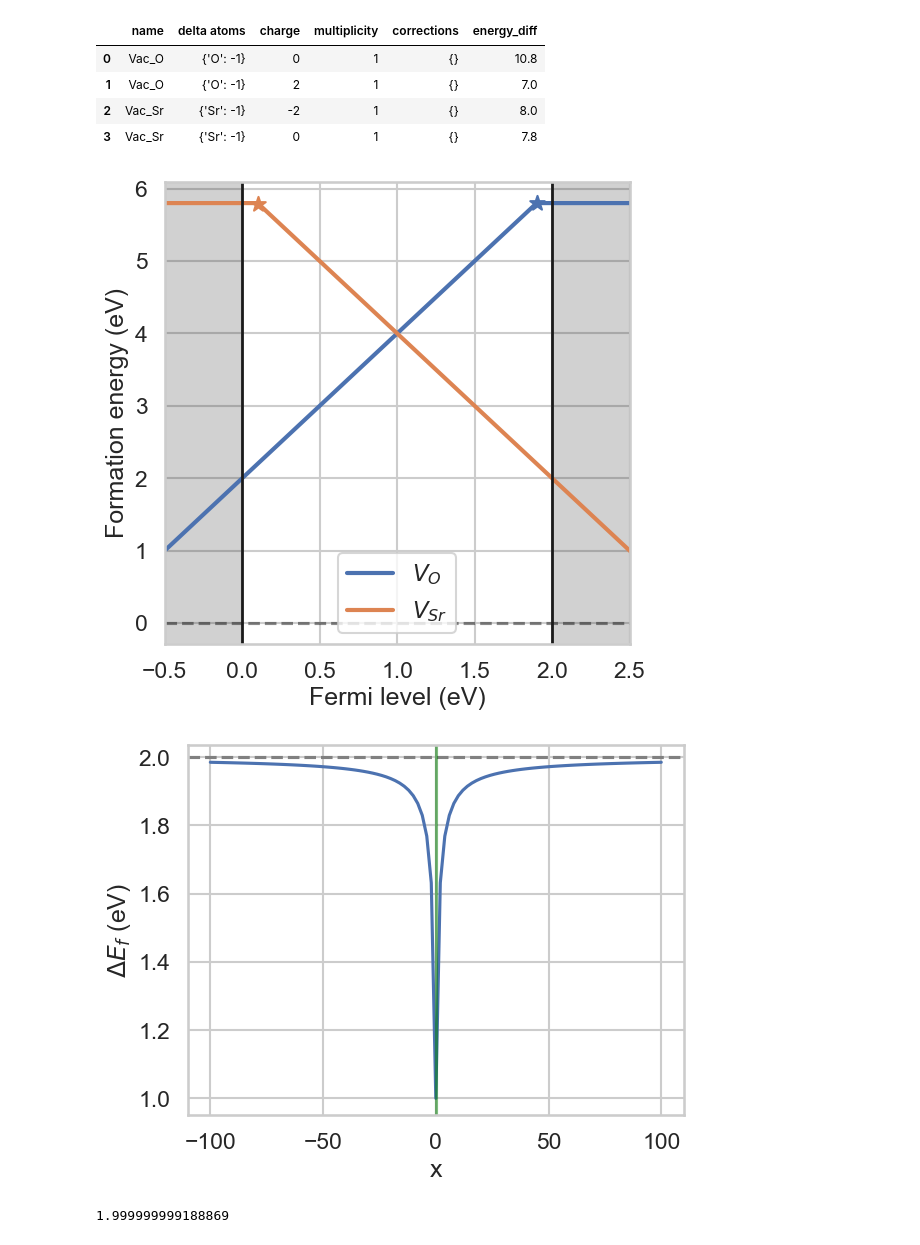
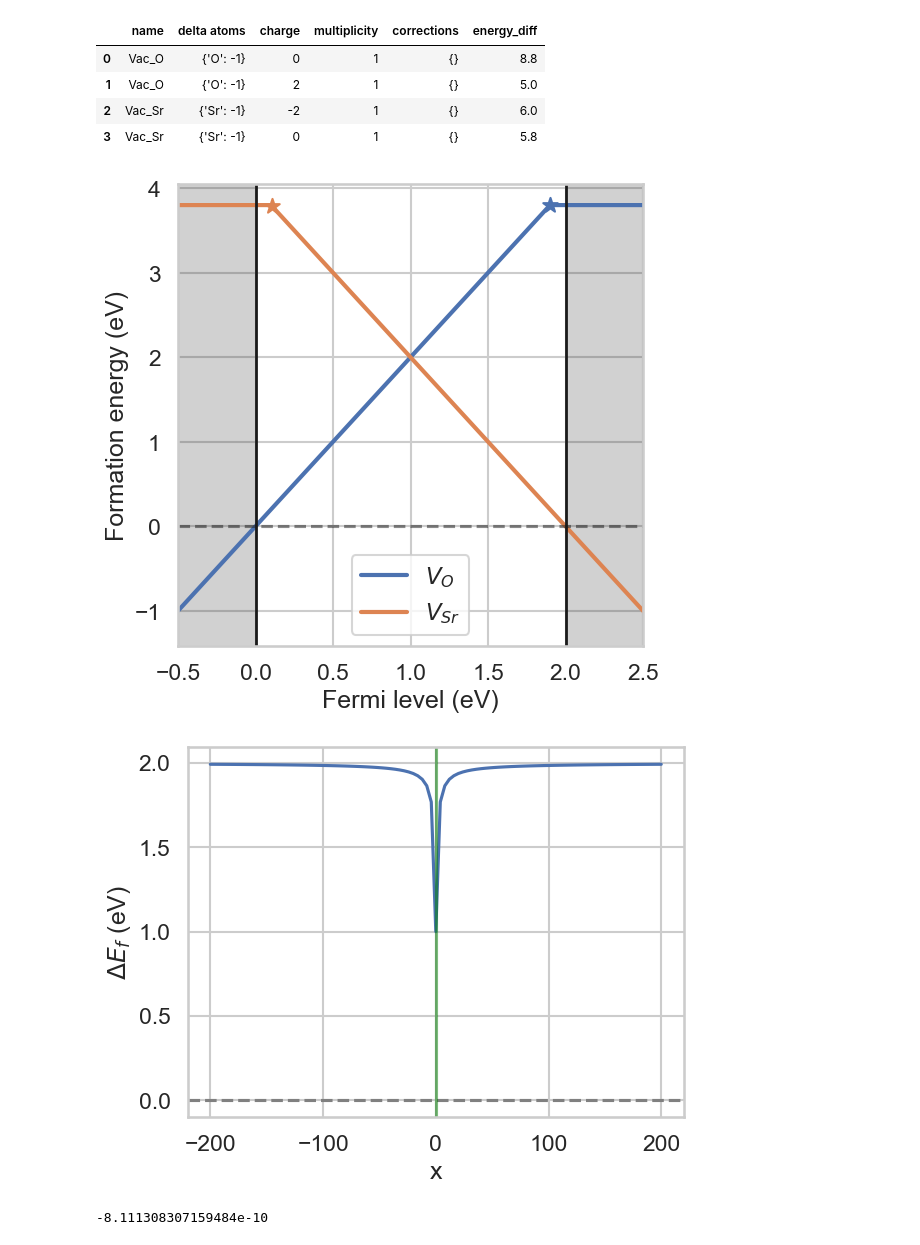
Before and after one commit to lorenzo-villa-hub/defermi, a Jupyter notebook: tutorials/interfaces.ipynb, the cells around one changed output. Saved outputs shown, nothing was run; the diff lists cells and outputs as text; code cells hidden in the pictures.

```diff
--- a/tutorials/interfaces.ipynb
+++ b/tutorials/interfaces.ipynb
@@ -11,30 +14,31 @@ sns.set_theme(context='talk',style='whitegrid')
 
 
 bulk_volume = 800 # A^3
+energy_shift = -2
 
 data_dict = [
 {'name': 'Vac_O',
   'charge': 2,
   'multiplicity': 1,
-  'energy_diff': 7,
+  'energy_diff': 7 + energy_shift,
   'bulk_volume': bulk_volume},
 
  {'name': 'Vac_Sr',
   'charge': -2,
   'multiplicity': 1,
-  'energy_diff': 8,
+  'energy_diff': 8 + energy_shift,
   'bulk_volume': bulk_volume},
 
  {'name': 'Vac_O',
  'charge':0,
  'multiplicity':1,
- 'energy_diff': 10.8,
+ 'energy_diff': 10.8 + energy_shift,
  'bulk_volume': bulk_volume},
 
  {'name': 'Vac_Sr',
   'charge': 0,
   'multiplicity': 1,
-  'energy_diff': 7.8,
+  'energy_diff': 7.8 + energy_shift,
   'bulk_volume': bulk_volume},
   ]
 
@@ -48,17 +52,17 @@ da = DefectsAnalysis.from_dataframe(df,band_gap=band_gap,vbm=0)
 da.table(display=['energy_diff'])
 # %% [output]
 |  | name | delta atoms | charge | multiplicity | corrections | energy_diff |
-| 0 | Vac_O | {'O': -1} | 0 | 1 | {} | 10.8 |
-| 1 | Vac_O | {'O': -1} | 2 | 1 | {} | 7.0 |
-| 2 | Vac_Sr | {'Sr': -1} | -2 | 1 | {} | 8.0 |
-| 3 | Vac_Sr | {'Sr': -1} | 0 | 1 | {} | 7.8 |
+| 0 | Vac_O | {'O': -1} | 0 | 1 | {} | 8.8 |
+| 1 | Vac_O | {'O': -1} | 2 | 1 | {} | 5.0 |
+| 2 | Vac_Sr | {'Sr': -1} | -2 | 1 | {} | 6.0 |
+| 3 | Vac_Sr | {'Sr': -1} | 0 | 1 | {} | 5.8 |
 # %%
 entry = da[1]
 eform_bulk = entry.formation_energy(chemical_potentials=chempots)
 da.plot_formation_energies(chemical_potentials=chempots);
 plt.grid()
 # %% [output]
-[figure, old version]
+[figure, new version]
 # %%
 #### FORMATION ENERGIES CUSTOM FUNCTION ####
 def formation_energy_interface(
@@ -74,41 +78,41 @@ def formation_energy_interface(
                     )
 
     if chemical_potentials:
         chempot_correction = -1 * sum([entry.delta_atoms[el]*chemical_potentials[el] for el in entry.delta_atoms])
     else:
         chempot_correction = 0
     formation_energy += chempot_correction
 
     const = 1
     K = 1.1
     shift = -(abs(x) + const)**(-1/K)
     formation_energy += shift
 
     return formation_energy
 #########
 
 
 
 
 
 import numpy as np
 import matplotlib.pyplot as plt
 
-X = np.linspace(-100,100,101)
-Y = [formation_energy_interface(entry,chemical_potentials=chempots,x=x) for x in X]
+X = np.linspace(-200,200,101)
+Y = [formation_energy_interface(entry,fermi_level=1,chemical_potentials=chempots,x=x) for x in X]
 plt.plot(X,Y)
 plt.axhline(y=eform_bulk,ls='--',color='grey')
 plt.axvline(x=0,color='green',alpha=0.5)
 plt.xlabel('x')
 plt.ylabel('$\\Delta E_f$ (eV)')
 plt.yscale('linear')
 # %% [output]
-[figure, old version]
+[figure, new version]
 # %%
 da.set_formation_energy_functions(function=formation_energy_interface,name='Vac_O',charge=2)
 entry.formation_energy(chemical_potentials=chempots,x=1e10)
 # %% [output]
-1.999999999188869
+-8.111308307159484e-10
 # %%
 da.formation_energies(chempots,x=1)
 # %% [output]
```
Also changed, not shown: parts of 5 cells of this notebook.
